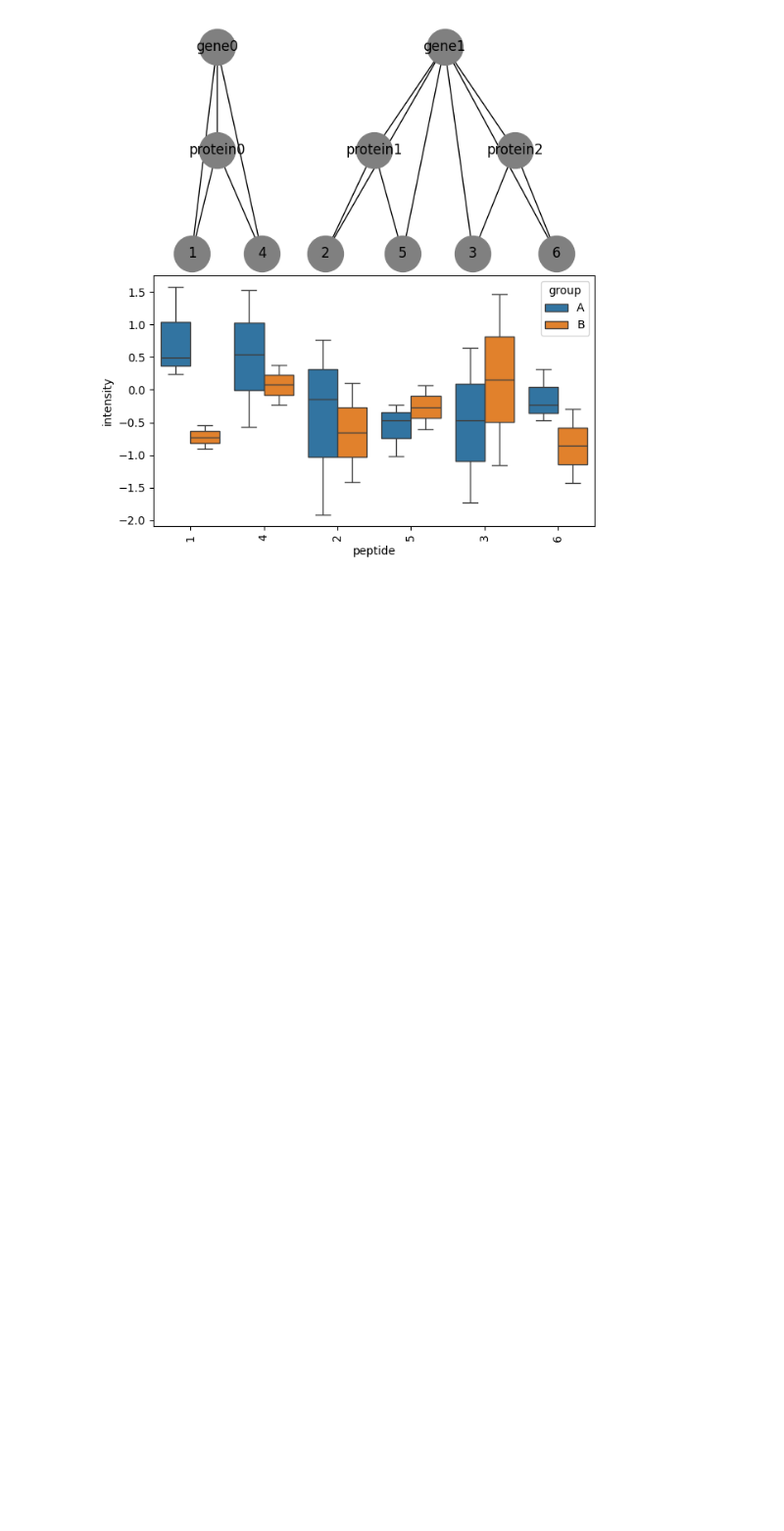
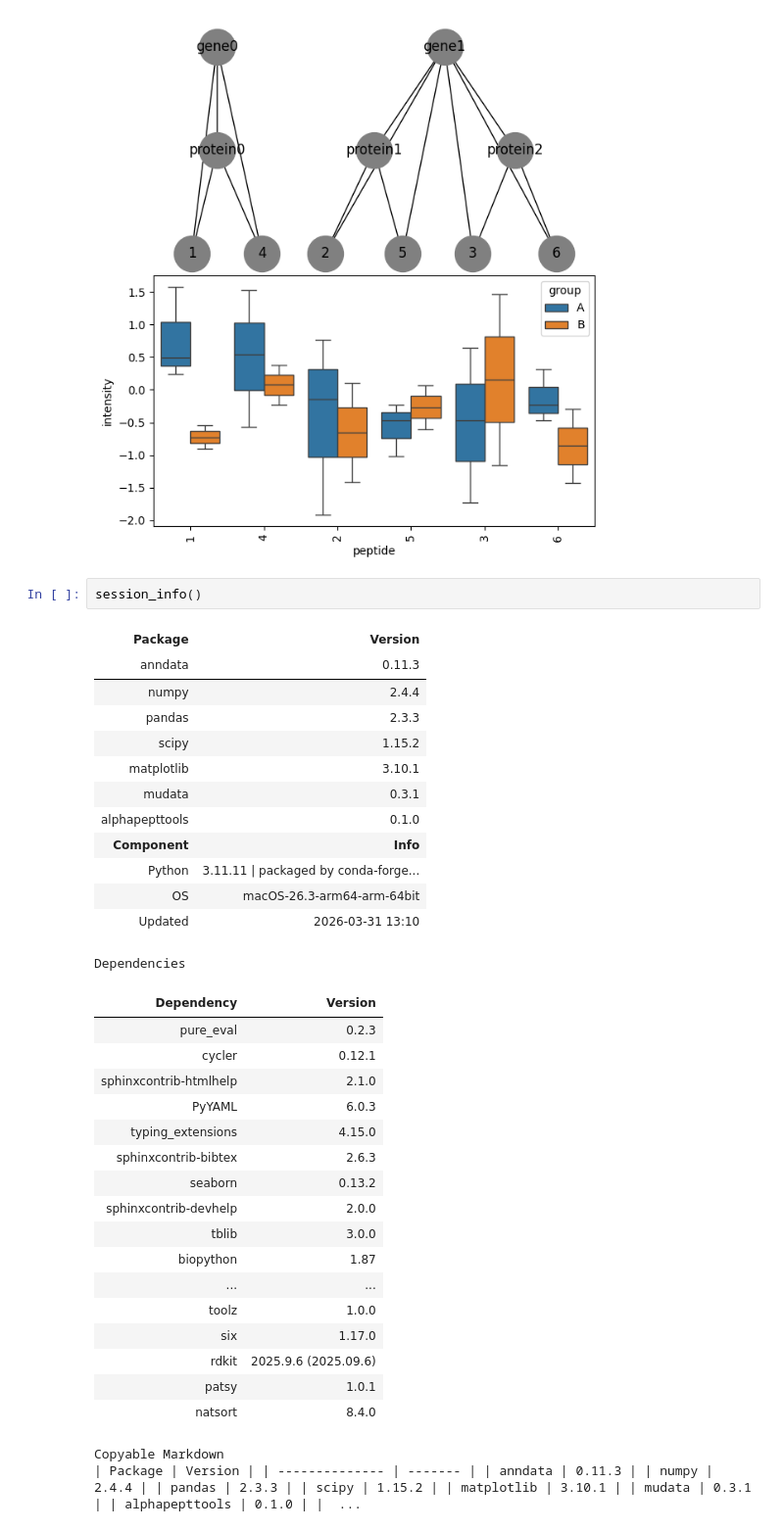
Before and after one commit to scverse/202603_hackathon_proteomics, a Jupyter notebook: msmudata/notebooks/linked_data_draft.ipynb, the cells around one changed output. Shown at 98% size. Drawn from its saved outputs; the diff is of its cells as text; blank space fills up the shorter version.

Commit message:
Add session info

```diff
--- a/msmudata/notebooks/linked_data_draft.ipynb
+++ b/msmudata/notebooks/linked_data_draft.ipynb
@@ -83,3 +88,38 @@ plt.show()
 INFO:matplotlib.category:Using categorical units to plot a list of strings that are all parsable as floats or dates. If these strings should be plotted as numbers, cast to the appropriate data type be ...
 INFO:matplotlib.category:Using categorical units to plot a list of strings that are all parsable as floats or dates. If these strings should be plotted as numbers, cast to the appropriate data type be ...
 [figure]
+# %%
+session_info()
+# %% [output]
+| Package | Version |
+| anndata | 0.11.3 |
+| numpy | 2.4.4 |
+| pandas | 2.3.3 |
+| scipy | 1.15.2 |
+| matplotlib | 3.10.1 |
+| mudata | 0.3.1 |
+| alphapepttools | 0.1.0 |
+| Component | Info |
+| Python | 3.11.11 | packaged by conda-forge... |
+| OS | macOS-26.3-arm64-arm-64bit |
+| Updated | 2026-03-31 13:10 |
+Dependencies
+| Dependency | Version |
+| pure_eval | 0.2.3 |
+| cycler | 0.12.1 |
+| sphinxcontrib-htmlhelp | 2.1.0 |
+| PyYAML | 6.0.3 |
+| typing_extensions | 4.15.0 |
+| sphinxcontrib-bibtex | 2.6.3 |
+| seaborn | 0.13.2 |
+| sphinxcontrib-devhelp | 2.0.0 |
+| tblib | 3.0.0 |
+| biopython | 1.87 |
+| ... | ... |
+| toolz | 1.0.0 |
+| six | 1.17.0 |
+| rdkit | 2025.9.6 (2025.09.6) |
+| patsy | 1.0.1 |
+| natsort | 8.4.0 |
+Copyable Markdown
+| Package | Version | | -------------- | ------- | | anndata | 0.11.3 | | numpy | 2.4.4 | | pandas | 2.3.3 | | scipy | 1.15.2 | | matplotlib | 3.10.1 | | mudata | 0.3.1 | | alphapepttools | 0.1.0 | |  ...
```
Also changed, not shown: parts of 3 cells of this notebook.
